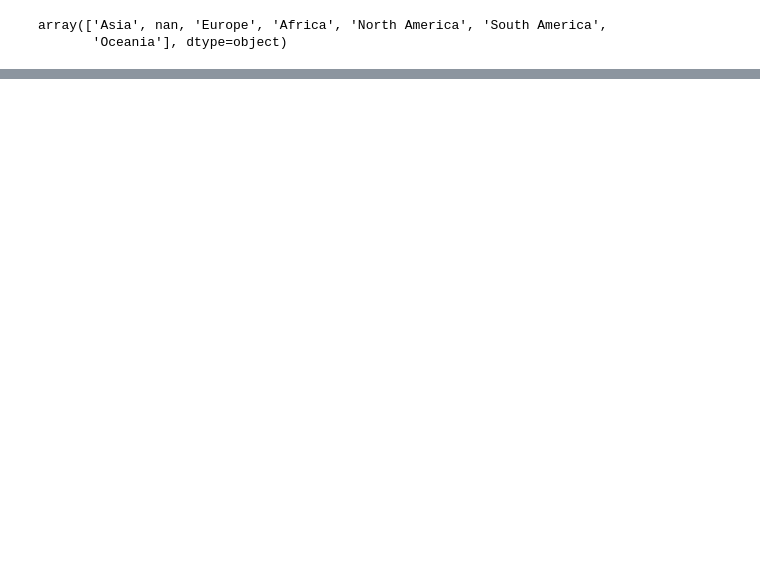
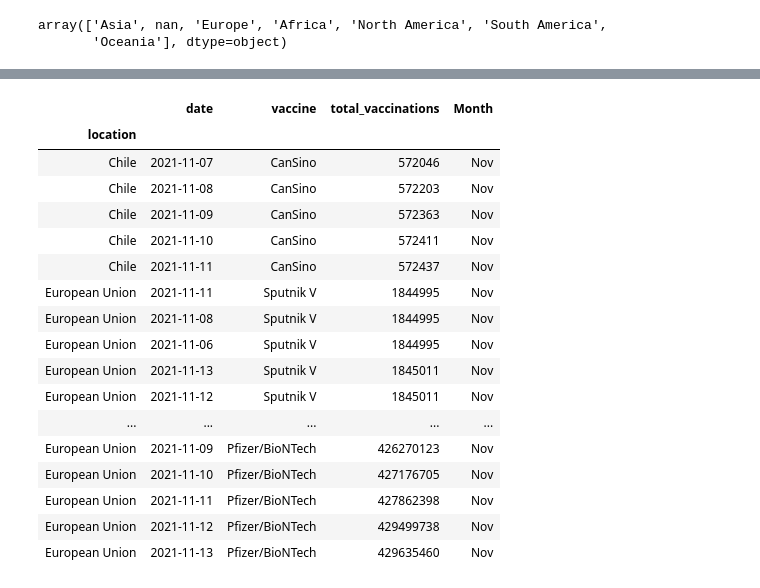
Before and after one commit to gyleodhis/rabetafrica, a Jupyter notebook: dev_book.ipynb, the cells around one changed output, grey strips where cells are left out. Drawn from its saved outputs; the diff is of its cells as text; code cells hidden in the pictures; blank space fills up the shorter version.

```diff
--- a/dev_book.ipynb
+++ b/dev_book.ipynb
@@ -82,0 +175,22 @@ array(['Asia', nan, 'Europe', 'Africa', 'North America', 'South America',
+# %%
+vax_df0 = vax_df.sort_values('total_vaccinations').groupby(['vaccine'])
+vax_df0.tail()
+# %% [output]
+|  | date | vaccine | total_vaccinations | Month |
+| location |  |  |  |  |
+| Chile | 2021-11-07 | CanSino | 572046 | Nov |
+| Chile | 2021-11-08 | CanSino | 572203 | Nov |
+| Chile | 2021-11-09 | CanSino | 572363 | Nov |
+| Chile | 2021-11-10 | CanSino | 572411 | Nov |
+| Chile | 2021-11-11 | CanSino | 572437 | Nov |
+| European Union | 2021-11-11 | Sputnik V | 1844995 | Nov |
+| European Union | 2021-11-08 | Sputnik V | 1844995 | Nov |
+| European Union | 2021-11-06 | Sputnik V | 1844995 | Nov |
+| European Union | 2021-11-13 | Sputnik V | 1845011 | Nov |
+| European Union | 2021-11-12 | Sputnik V | 1845011 | Nov |
+| ... | ... | ... | ... | ... |
+| European Union | 2021-11-09 | Pfizer/BioNTech | 426270123 | Nov |
+| European Union | 2021-11-10 | Pfizer/BioNTech | 427176705 | Nov |
+| European Union | 2021-11-11 | Pfizer/BioNTech | 427862398 | Nov |
+| European Union | 2021-11-12 | Pfizer/BioNTech | 429499738 | Nov |
+| European Union | 2021-11-13 | Pfizer/BioNTech | 429635460 | Nov |
```
Also changed, not shown: parts of 13 cells of this notebook, 5 other files.
